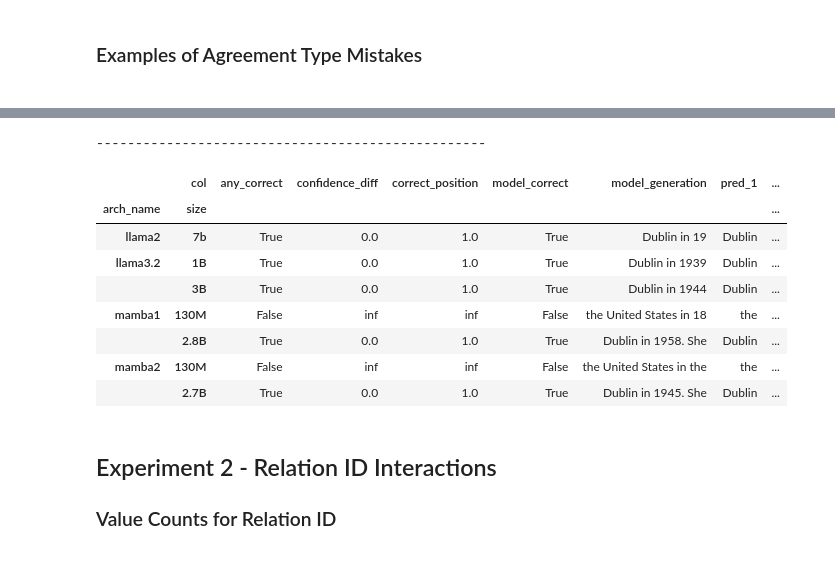
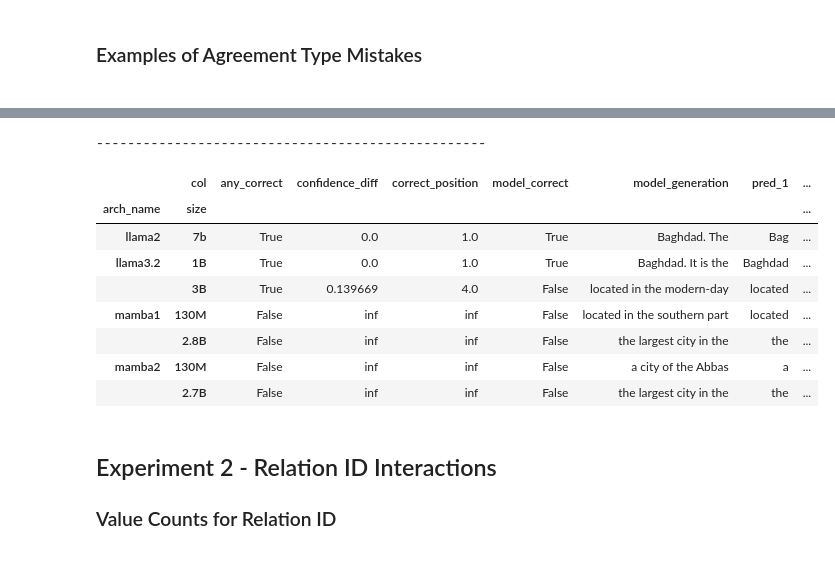
Before and after one commit to idangrosbard/ssm_analysis, a Jupyter notebook: notebooks/test-known_1000_correct.ipynb, the cells around one changed output, grey strips where cells are left out. Drawn from its saved outputs; the diff is of its cells as text; code cells hidden in the pictures.

```diff
--- a/notebooks/test-known_1000_correct.ipynb
+++ b/notebooks/test-known_1000_correct.ipynb
@@ -47,7 +49,7 @@ def remove_generation_prefix(df):
 
 
 def is_correct(target, prediction) -> bool:
-    return len(target) > 0 and target.startswith(prediction.strip())
+    return len(prediction.strip()) > 0 and target.startswith(prediction.strip())
 
 
 def fix_model_correct(df):
@@ -460,10 +442,12 @@ filtered_agreement_type_counts
 ### Examples of Agreement Type Mistakes
 #
 # %%
-agreement_type_example = '1110101'
-i_example = 3
+agreement_type_example = '1110000'
+i_example = 2
 
-example = result[result[AGGREEMENT_TYPE_COL] == agreement_type_example].iloc[[i_example]]
+# example = result[result[AGGREEMENT_TYPE_COL] == agreement_type_example].iloc[[i_example]]
+example = result[result['any_correct_agreement_type'] == agreement_type_example].iloc[[i_example]]
+
 
 indexed_columns = [
     col for col in example.columns
@@ -493,13 +477,13 @@ print('-'*50)
 --------------------------------------------------
 |  | col | any_correct | confidence_diff | correct_position | model_correct | model_generation | pred_1 | ... |
 | arch_name | size |  |  |  |  |  |  | ... |
-| llama2 | 7b | True | 0.0 | 1.0 | True | Dublin in 19 | Dublin | ... |
-| llama3.2 | 1B | True | 0.0 | 1.0 | True | Dublin in 1939 | Dublin | ... |
-|  | 3B | True | 0.0 | 1.0 | True | Dublin in 1944 | Dublin | ... |
-| mamba1 | 130M | False | inf | inf | False | the United States in 18 | the | ... |
-|  | 2.8B | True | 0.0 | 1.0 | True | Dublin in 1958. She | Dublin | ... |
-| mamba2 | 130M | False | inf | inf | False | the United States in the | the | ... |
-|  | 2.7B | True | 0.0 | 1.0 | True | Dublin in 1945. She | Dublin | ... |
+| llama2 | 7b | True | 0.0 | 1.0 | True | Baghdad. The | Bag | ... |
+| llama3.2 | 1B | True | 0.0 | 1.0 | True | Baghdad. It is the | Baghdad | ... |
+|  | 3B | True | 0.139669 | 4.0 | False | located in the modern-day | located | ... |
+| mamba1 | 130M | False | inf | inf | False | located in the southern part | located | ... |
+|  | 2.8B | False | inf | inf | False | the largest city in the | the | ... |
+| mamba2 | 130M | False | inf | inf | False | a city of the Abbas | a | ... |
+|  | 2.7B | False | inf | inf | False | the largest city in the | the | ... |
 # %% [markdown]
 ## Experiment 2 - Relation ID Interactions
 #
```
Also changed, not shown: parts of 13 cells of this notebook.
